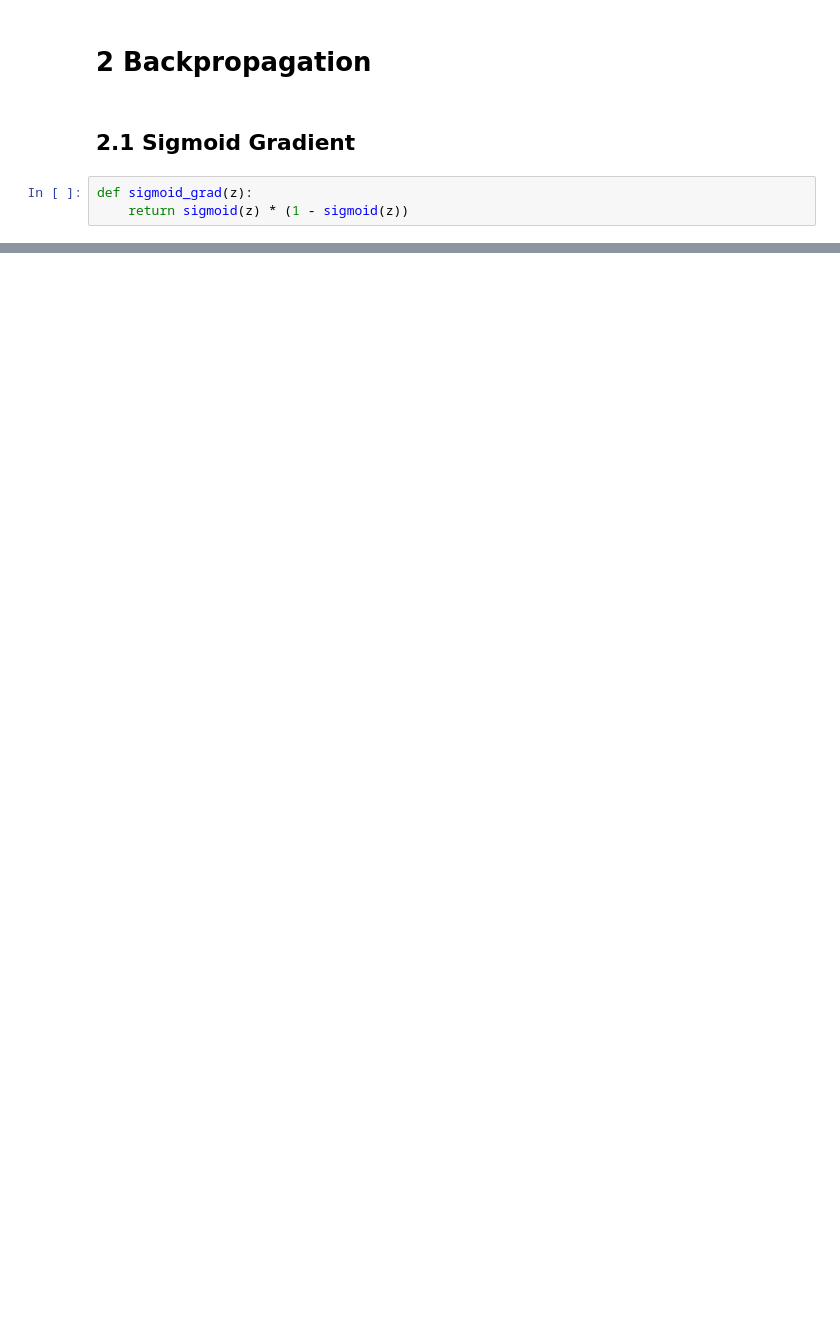
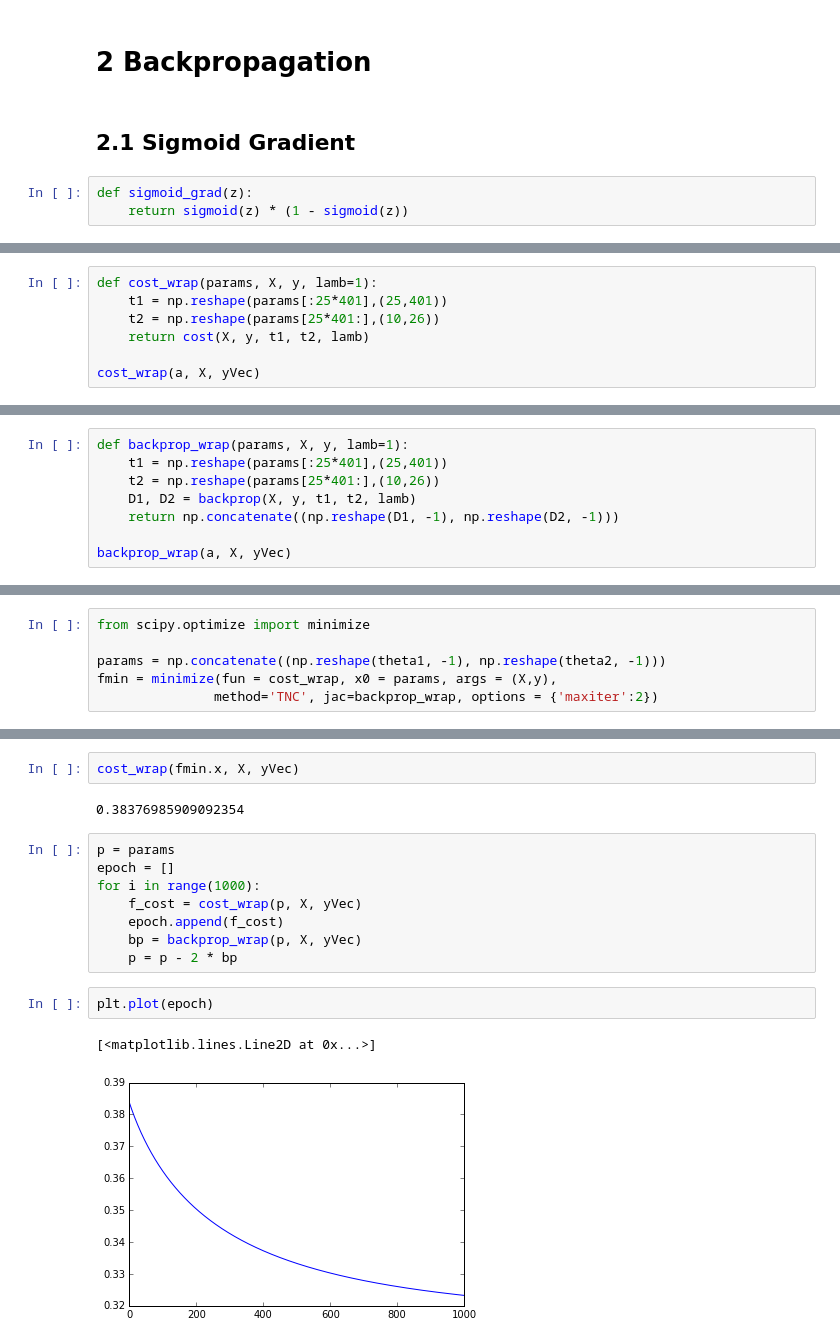
Before and after one commit to liboan/coursera-machine-learning, a Jupyter notebook: mlclass-ex4/ex4.ipynb, the cells around one changed output, grey strips where cells are left out. Saved outputs shown, nothing was run; the diff lists cells and outputs as text; blank space fills up the shorter version.

```diff
--- a/mlclass-ex4/ex4.ipynb
+++ b/mlclass-ex4/ex4.ipynb
@@ -126,0 +201,7 @@ def sigmoid_grad(z):
+# %%
+def cost_wrap(params, X, y, lamb=1):
+    t1 = np.reshape(params[:25*401],(25,401))
+    t2 = np.reshape(params[25*401:],(10,26))
+    return cost(X, y, t1, t2, lamb)
+
+cost_wrap(a, X, yVec)
@@ -126,0 +210,8 @@ def sigmoid_grad(z):
+# %%
+def backprop_wrap(params, X, y, lamb=1):
+    t1 = np.reshape(params[:25*401],(25,401))
+    t2 = np.reshape(params[25*401:],(10,26))
+    D1, D2 = backprop(X, y, t1, t2, lamb)
+    return np.concatenate((np.reshape(D1, -1), np.reshape(D2, -1)))
+
+backprop_wrap(a, X, yVec)
@@ -126,0 +221,6 @@ def sigmoid_grad(z):
+# %%
+from scipy.optimize import minimize
+
+params = np.concatenate((np.reshape(theta1, -1), np.reshape(theta2, -1)))
+fmin = minimize(fun = cost_wrap, x0 = params, args = (X,y),
+               method='TNC', jac=backprop_wrap, options = {'maxiter':2})
@@ -126,0 +240,17 @@ def sigmoid_grad(z):
+# %%
+cost_wrap(fmin.x, X, yVec)
+# %% [output]
+0.38376985909092354
+# %%
+p = params
+epoch = []
+for i in range(1000):
+    f_cost = cost_wrap(p, X, yVec)
+    epoch.append(f_cost)
+    bp = backprop_wrap(p, X, yVec)
+    p = p - 2 * bp
+# %%
+plt.plot(epoch)
+# %% [output]
+[<matplotlib.lines.Line2D at 0x...>]
+[figure, added]
```
Also changed, not shown: parts of 12 cells of this notebook.
